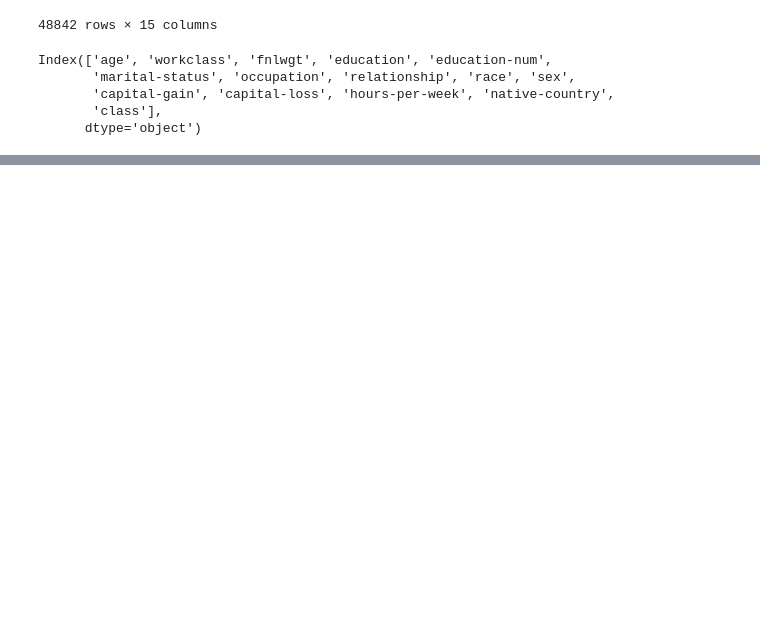
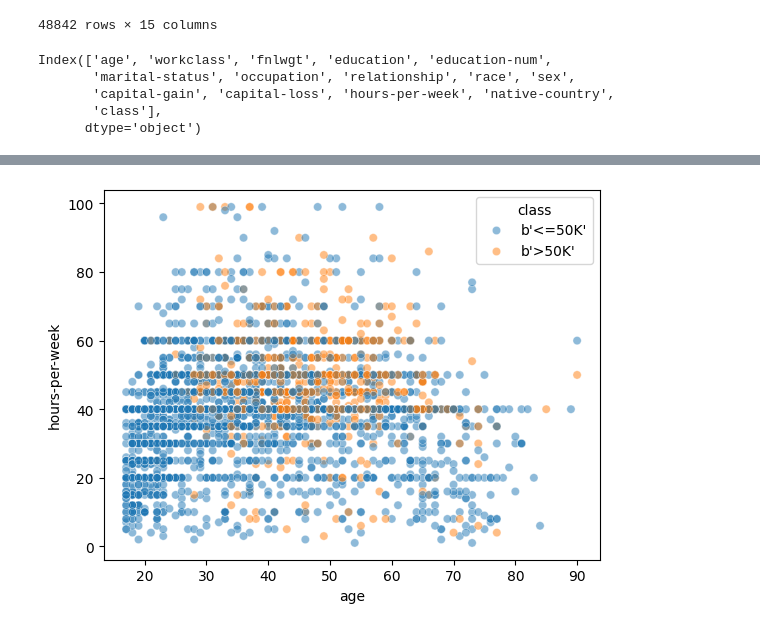
Before and after one commit to didekin/python_stretching_exercises, a Jupyter notebook: inria_course_ml/module_1/exploration.ipynb, the cells around one changed output, grey strips where cells are left out. Saved outputs shown, nothing was run; the diff lists cells and outputs as text; code cells hidden in the pictures; blank space fills up the shorter version.

```diff
--- a/inria_course_ml/module_1/exploration.ipynb
+++ b/inria_course_ml/module_1/exploration.ipynb
@@ -86,0 +142,4 @@ Name: count, dtype: int64
+# %%
+_ = sn.scatterplot(x="age", y="hours-per-week", data=df[:sample_plot], hue=target, alpha=0.5)
+# %% [output]
+[figure, added]
```
Also changed, not shown: parts of 12 cells of this notebook, 2 other files.
